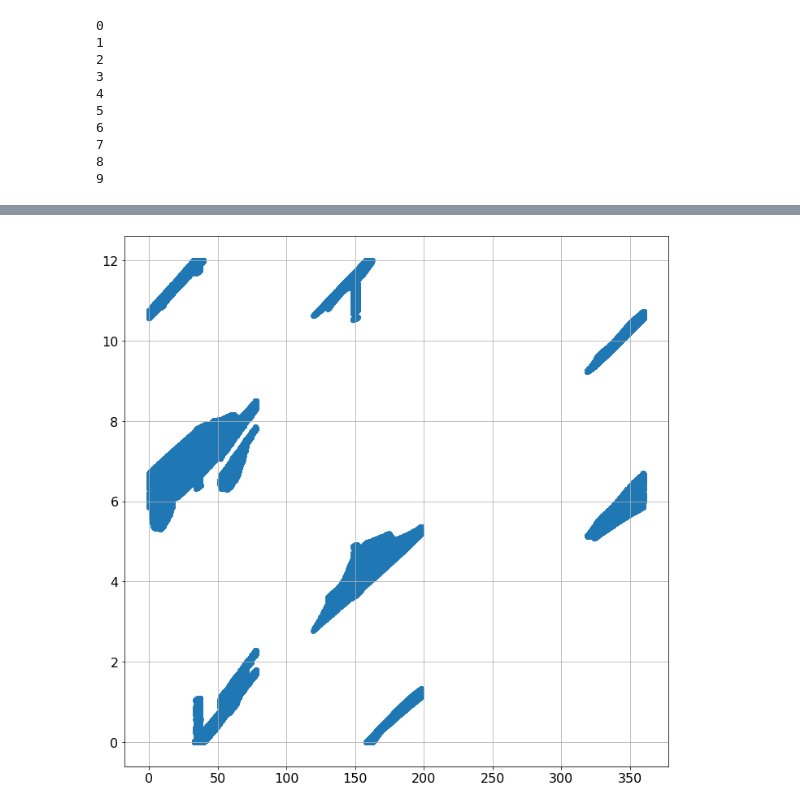
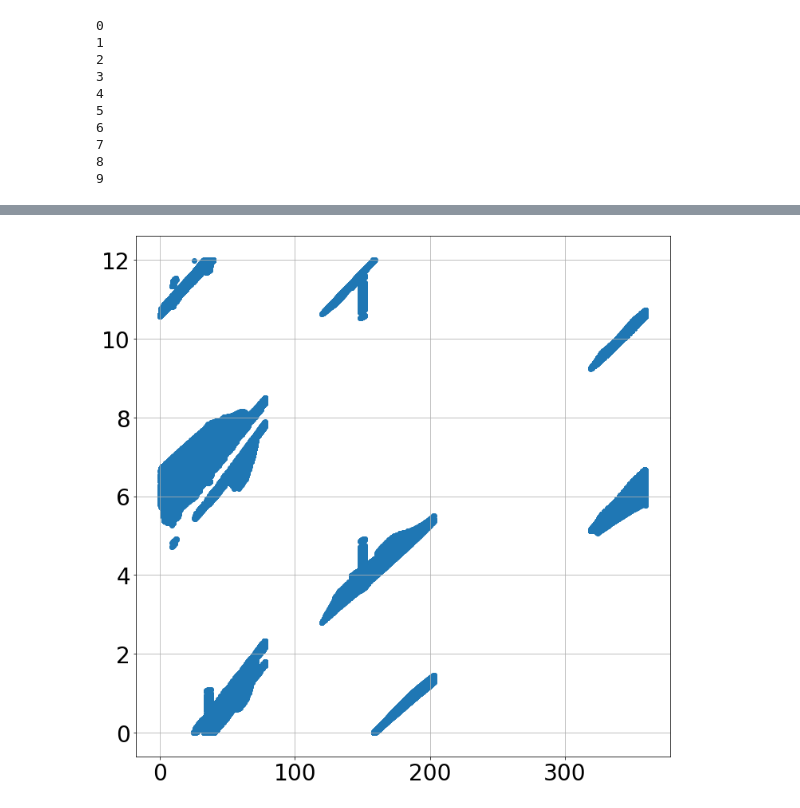
Before and after one commit to hirata10/RomanHLWASTools, a Jupyter notebook: surveyscript/tiling.ipynb, the cells around one changed output, grey strips where cells are left out. Cells and saved outputs as stored; diff of their text form; code cells hidden in the pictures.

```diff
--- a/surveyscript/tiling.ipynb
+++ b/surveyscript/tiling.ipynb
@@ -164,7 +169,7 @@ plt.show()
 # sin chi = -tan beta * cot epsilon
 chi_bdy = 13.*deg
 delta_eps_target = 30.*deg # epsilon - pi/2 in the equator
-bcrit = 50.*deg
+bcrit = 45.*deg
 F = numpy.where(numpy.abs(beta)<bcrit, 1., -1.)
 chi = -F*numpy.arcsin(numpy.clip(numpy.tan(numpy.clip(beta,-1.5,1.5))*numpy.tan(delta_eps_target), -numpy.sin(chi_bdy), numpy.sin(chi_bdy)))
 epsilon = numpy.pi/2 + numpy.clip(numpy.arctan2(-numpy.sin(chi)*numpy.cos(beta)*beta,numpy.sin(beta)*beta),-delta_eps_target,delta_eps_target)
@@ -687,10 +717,12 @@ for ipass in range(n_start,n_alloc):
 # add deep fields
 ted = 294.88
 deepfields = [
-    {'Name': 'COSMOS', 'RAc': 150.10*deg, 'DECc': 2.19*deg, 'r': 1.88*deg, 'filt': 'ZYJHFKG',
-     'passes': [5,5,5,5,5,5,36], 't_exp': [ted]*6+[189.41]},
-    {'Name': 'XMM-LSS', 'RAc': 35.71*deg, 'DECc': -4.75*deg, 'r': 1.88*deg, 'filt': 'ZYJHFKG',
-     'passes': [5,5,5,5,5,5,36], 't_exp': [ted]*6+[189.41]}
+    {'Name': 'COSMOS', 'RAc': 150.10*deg, 'DECc': 2.19*deg, 'r': 1.88*deg, 'filt': 'ZYJHFKWG',
+     'passes': [5,5,5,5,5,5,6,36], 't_exp': [ted]*7+[189.41]},
+    {'Name': 'COSMOS-UltraDeep', 'RAc': 150.14*deg, 'DECc': 2.19*deg, 'r': 1.26*deg, 'filt': 'YJH',
+     'passes': [10,10,10], 't_exp': [ted]*3},
+    {'Name': 'XMM-LSS', 'RAc': 35.71*deg, 'DECc': -4.75*deg, 'r': 1.88*deg, 'filt': 'ZYJHFKWG',
+     'passes': [5,5,5,5,5,5,6,36], 't_exp': [ted]*7+[189.41]}
 ]
 #    {'Name': 'EDF-Sa', 'RAc': 58.80*deg, 'DECc': -49.20*deg, 'r': 1.78*deg, 'filt': 'ZYJHFKG',
 #     'passes': [5,5,5,5,5,5,36], 't_exp': [ted]*6+[188.48]},
@@ -752,7 +784,7 @@ for d in deepfields:
             # set dithering pattern
             if use_filter!=9:
                 vstep = 0.1392*deg
-                sstep = 0.0295*deg
+                sstep = 0.0305*deg
                 dstep = 0.0125*deg
             else:
                 vstep = 0.2090*deg
@@ -965,13 +998,14 @@ for i_filt in range(nfilt):
                 subgrp[oid[l]] = isubgrp
                 l += 1
 
-            # if these observations can be squeezed into a 3.5-day period with the others, then do it
-            #if isubgrp>1:
-            #    ta_ = max(tbracket[0]+tstart[oid[k]], tbracket_prev[0])
-            #    tb_ = min(tbracket[1]+tstart[oid[k]], tbracket_prev[1])
-            #    if tb_ - ta_ > 3.5/365.25 and l-k<50:
-            #        isubgrp -= 1
-            #        subgrp[oid[k]:oid[l]+1] = isubgrp
+            # if these observations can be squeezed into a 3.0-day period with the others, then do it
+            if isubgrp>1:
+                ta_ = max(tbracket[0]+tstart[oid[k]], tbracket_prev[0])
+                tb_ = min(tbracket[1]+tend[oid[k]], tbracket_prev[1])
+                if tb_ - ta_ > 3.0/365.25:
+                    isubgrp -= 1
+                    subgrp[oid[k]:oid[l]+1] = isubgrp
+                    print('Consolidated subgroup', isubgrp)
             tbracket_prev = [tbracket[0]+tstart[oid[k]], tbracket[1]+tstart[oid[k]]]
             isubgrp += 1
             k = l
@@ -1107,0 +1143,13 @@ plt.show()
+# %%
+plt.rcParams['figure.figsize'] = [16,12]
+dur = (pointings[:,col['tend']]-pointings[:,col['tstart']])*12
+ctr = rephase((pointings[:,col['tend']]+pointings[:,col['tstart']])/2.*2*numpy.pi)/2/numpy.pi*12
+H, yedges, xedges = numpy.histogram2d(dur, ctr, bins=[numpy.arange(25)/10., numpy.arange(37)/3.], weights=pointings[:,col['t_exp']]/86400.)
+fig, (ax1) = plt.subplots(ncols=1, sharey=True)
+i=ax1.pcolormesh(xedges, yedges, H, cmap='gnuplot')
+ax1.set_xlabel('center of scheduling window [months since Jan 1]')
+ax1.set_ylabel('duration of scheduling window [months]')
+ax1.set_title('distribution of observations')
+ax1.grid()
+fig.colorbar(i)
+plt.show()
@@ -1108,9 +1158,10 @@ plt.show()
 # %%
+plt.rcParams['figure.figsize'] = [12,12]
 plt.scatter(pointings[:,col['ra']]/deg, rephase((pointings[:,col['tstart']]+pointings[:,col['tend']])*numpy.pi)*6/numpy.pi)
 plt.grid()
 plt.show()
 # %% [output]
-[figure, old version]
+[figure, new version]
 # %%
 plt.scatter(pointings[:,col['dec']]/deg, rephase(pointings[:,col['LtSun_opt']]-LtStart-numpy.pi)/deg-180)
 plt.show()
```
Also changed, not shown: parts of 36 cells of this notebook, 2 other files.
